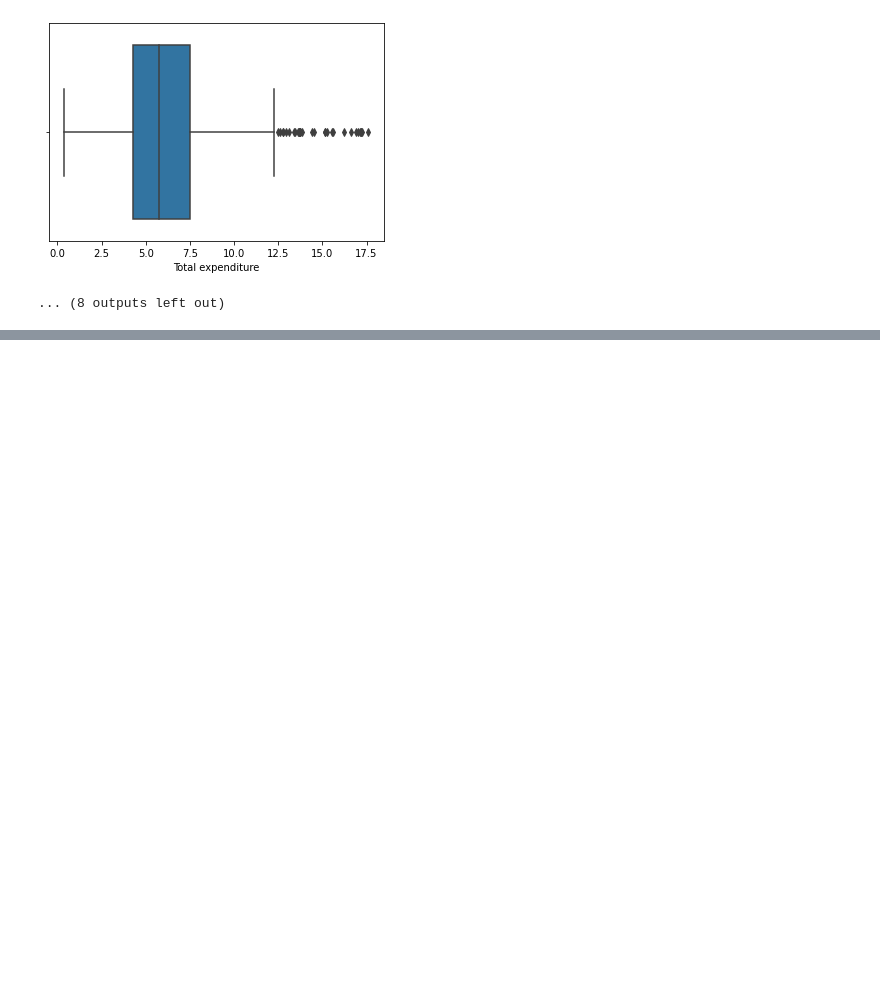
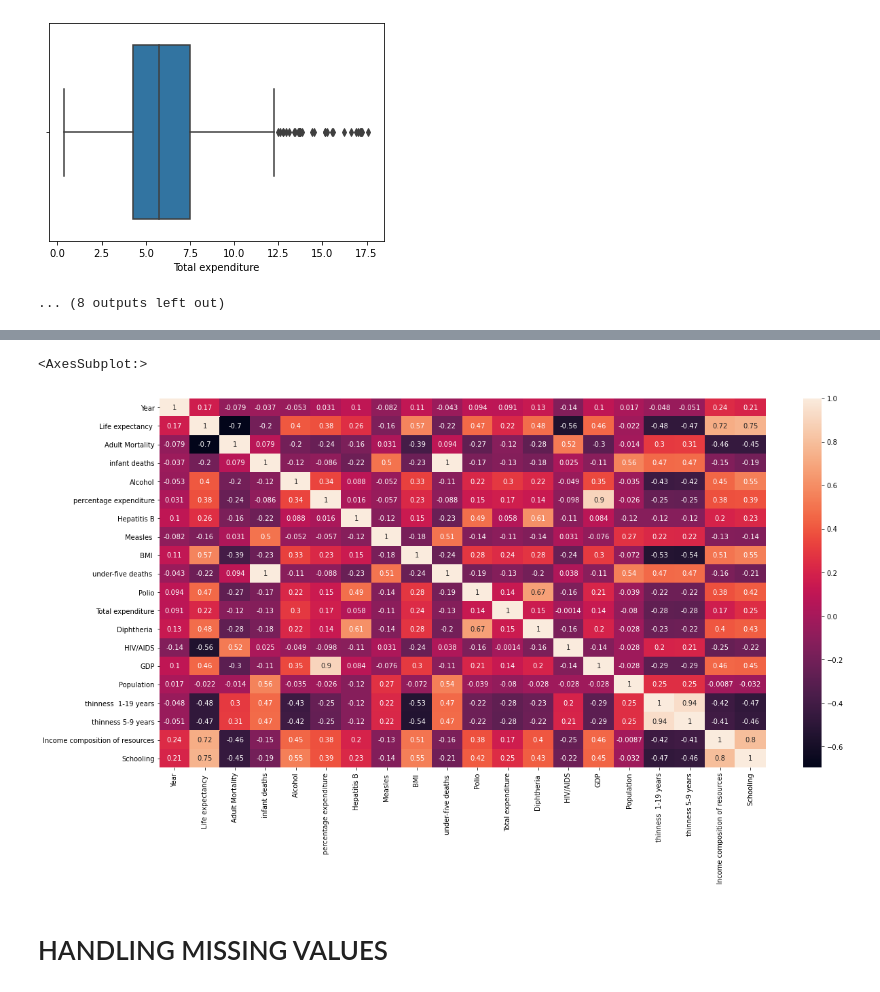
Before and after one commit to Yash-Conqueror/Life_Expectancy, a Jupyter notebook: life_expectancy.ipynb, the cells around one changed output, grey strips where cells are left out. Cells and saved outputs as stored; diff of their text form; code cells hidden in the pictures; blank space fills up the shorter version.

```diff
--- a/life_expectancy.ipynb
+++ b/life_expectancy.ipynb
@@ -152,0 +185,9 @@ for i in df.select_dtypes(include='number').columns:
+# %%
+plt.figure(figsize=(20,10))
+s=df.select_dtypes(include="number").corr()
+sns.heatmap(s,annot=True)
+# %% [output]
+<AxesSubplot:>
+[figure, added]
+# %% [markdown]
+# HANDLING MISSING VALUES
```
Also changed, not shown: parts of 19 cells of this notebook.
